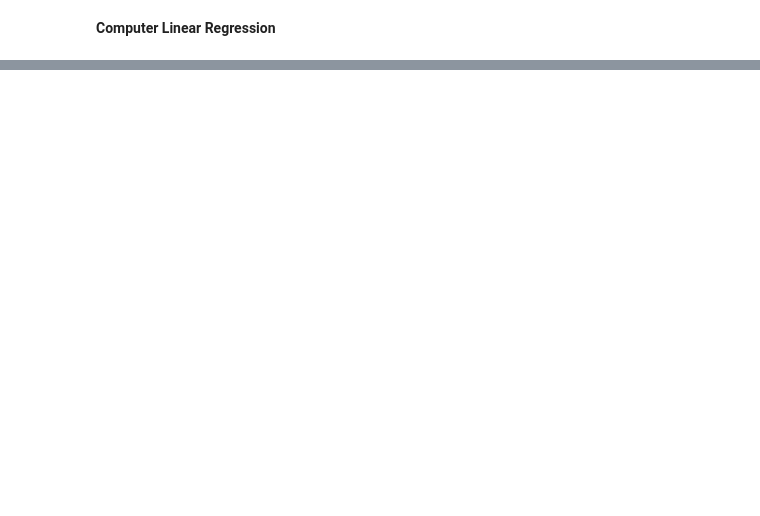
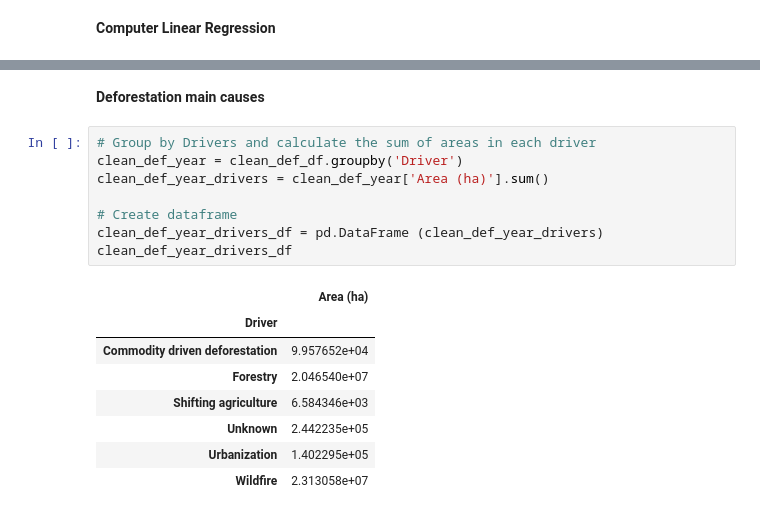
Before and after one commit to JasmineBamba/Group-Project-1-Group-2, a Jupyter notebook: Deforestation_vs_Wildfires.ipynb, the cells around one changed output, grey strips where cells are left out. Cells and saved outputs as stored; diff of their text form; blank space fills up the shorter version.

```diff
--- a/Deforestation_vs_Wildfires.ipynb
+++ b/Deforestation_vs_Wildfires.ipynb
@@ -197,3 +241,22 @@ plt.show()
 # %% [output]
 The r-value is:0.7395928
 [figure]
+# %% [markdown]
+**Deforestation main causes**
+# %%
+# Group by Drivers and calculate the sum of areas in each driver
+clean_def_year = clean_def_df.groupby('Driver')
+clean_def_year_drivers = clean_def_year['Area (ha)'].sum()
+
+# Create dataframe
+clean_def_year_drivers_df = pd.DataFrame (clean_def_year_drivers)
+clean_def_year_drivers_df
+# %% [output]
+|  | Area (ha) |
+| Driver |  |
+| Commodity driven deforestation | 9.957652e+04 |
+| Forestry | 2.046540e+07 |
+| Shifting agriculture | 6.584346e+03 |
+| Unknown | 2.442235e+05 |
+| Urbanization | 1.402295e+05 |
+| Wildfire | 2.313058e+07 |
```
Also changed, not shown: parts of 12 cells of this notebook, 1 other file.
